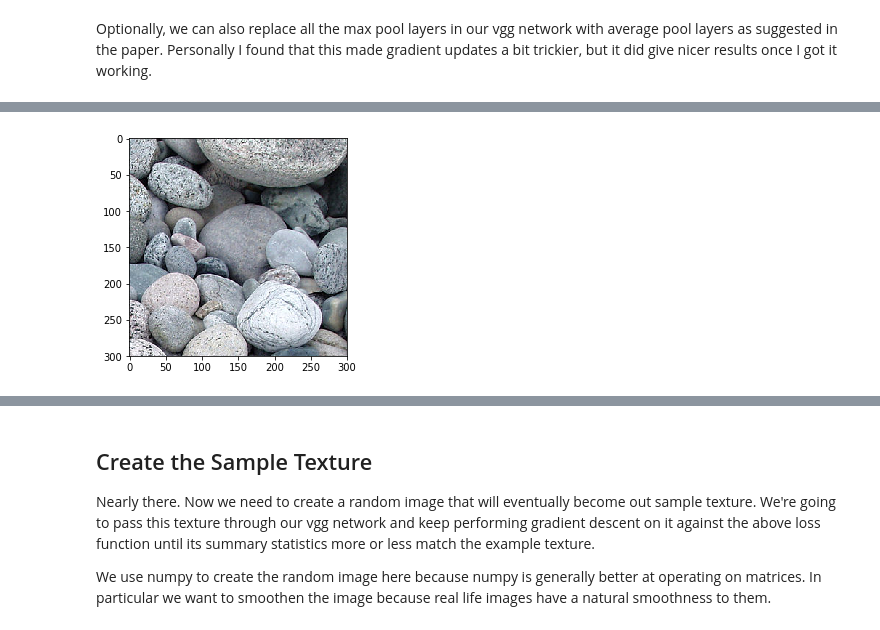
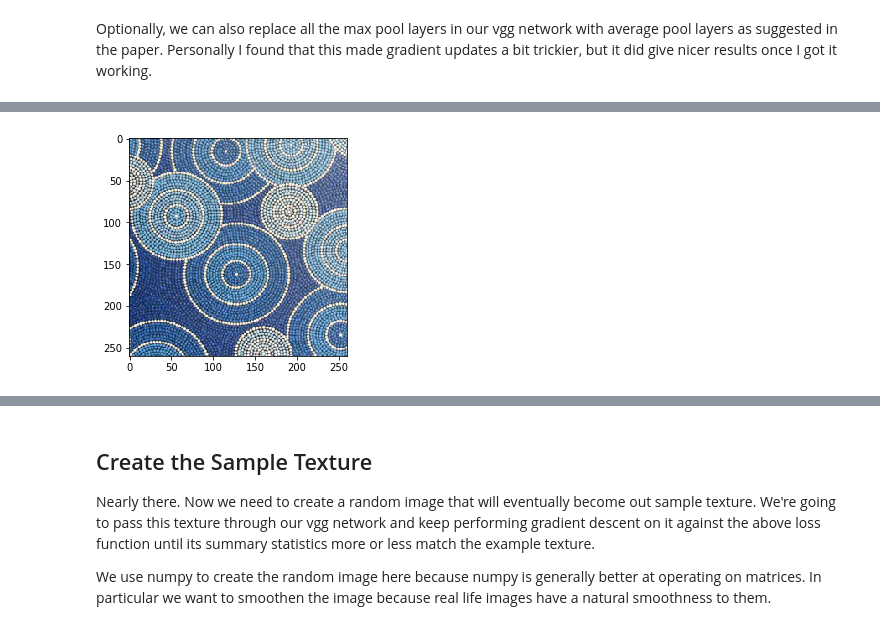
Before and after one commit to Lewington-pitsos/multi-scale-texture-syn, a Jupyter notebook: syn.ipynb, the cells around one changed output, grey strips where cells are left out. Saved outputs shown, nothing was run; the diff lists cells and outputs as text; code cells hidden in the pictures.

```diff
--- a/syn.ipynb
+++ b/syn.ipynb
@@ -126,9 +102,14 @@ Now we actually load in the image (and also plot it out).
 # %%
-img_path = "data/examples/"
-img_name = "stones.jpg" # we use this variable later
+transform = transforms.Compose([
+    transforms.CenterCrop(260),
+    transforms.ToTensor(),
+])
+
+img_path = "data/style/"
+img_name = "rings-2.jpg" # we use this variable later
 full_path = img_path + img_name
 
-example_texture = image_loader(full_path)
-show_image(example_texture)
+example_texture = img.image_loader(full_path, transform)
+img.show_image(example_texture)
 # %% [output]
-[figure, old version]
+[figure, new version]
```
Also changed, not shown: parts of 33 cells of this notebook, 3 other files.
